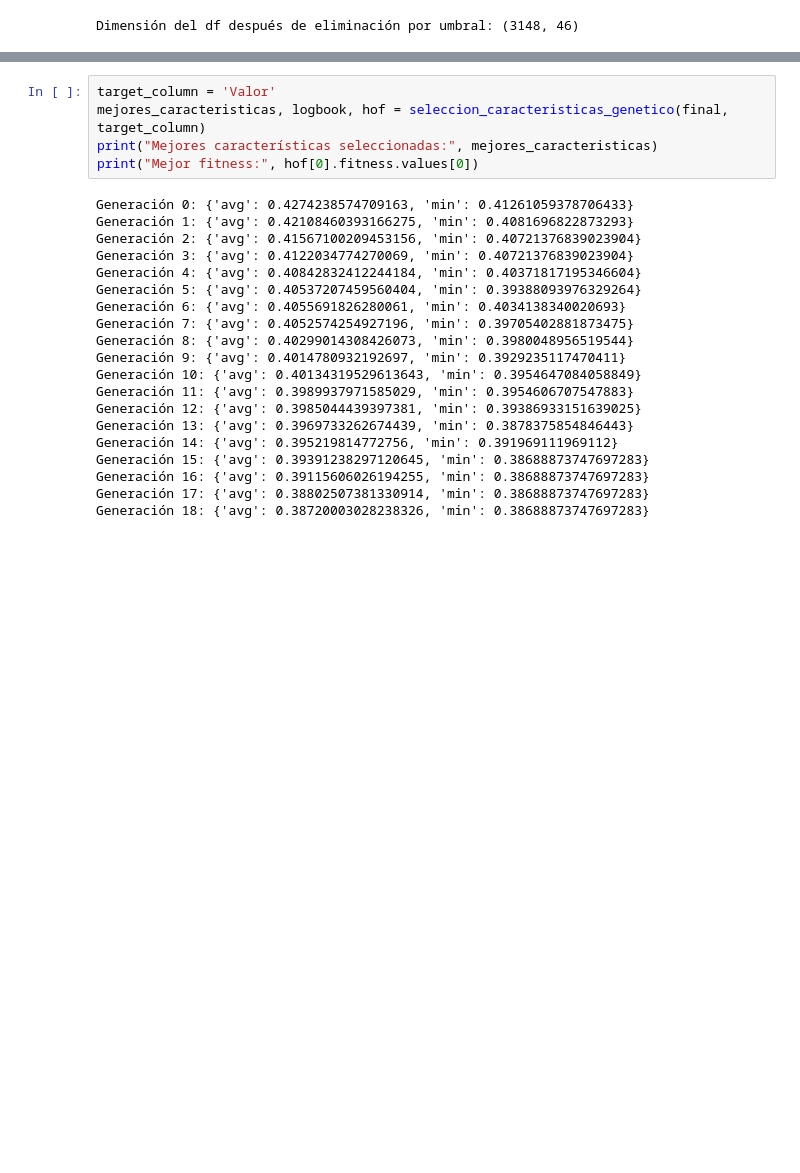
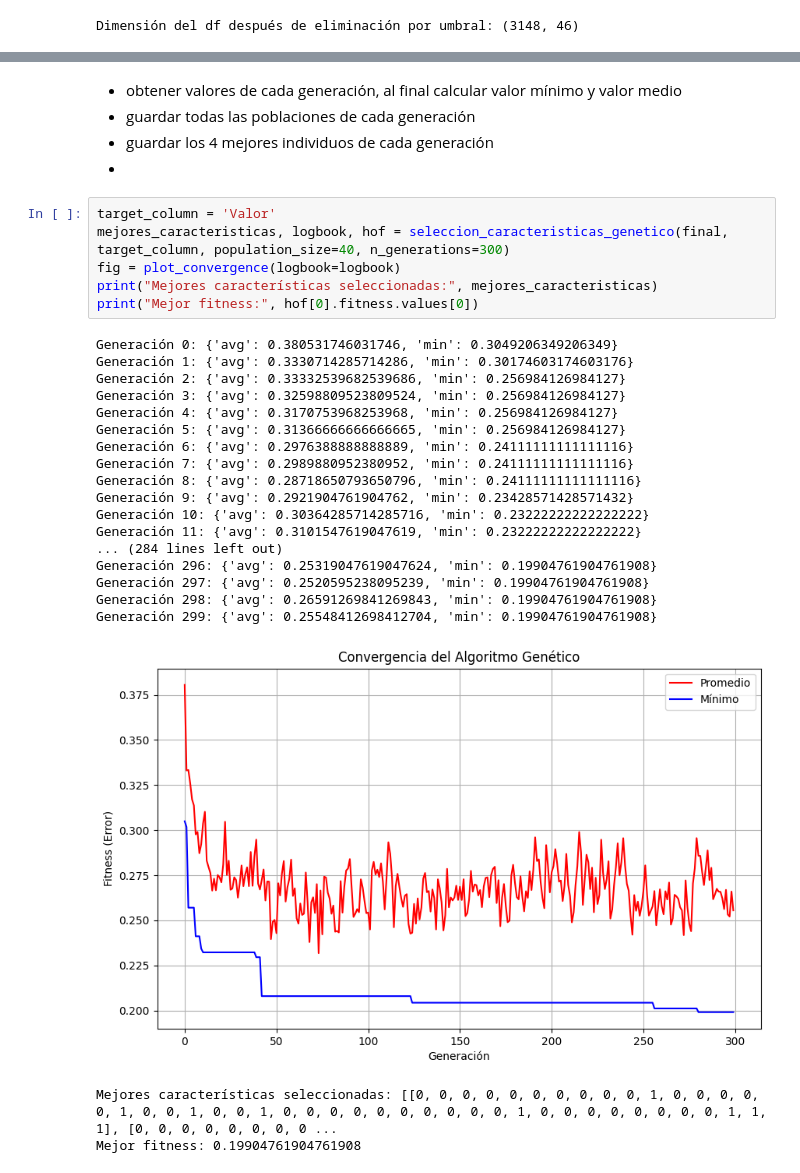
Before and after one commit to ManuelLabbe/modelo_susceptibilidad_remociones_en_masa_sur_de_Chile, a Jupyter notebook: feature_selection.ipynb, the cells around one changed output, grey strips where cells are left out. Saved outputs shown, nothing was run; the diff lists cells and outputs as text; blank space fills up the shorter version.

```diff
--- a/feature_selection.ipynb
+++ b/feature_selection.ipynb
@@ -48,25 +68,32 @@ Dimensión del df después de eliminación por umbral: (3148, 46)
+# %% [markdown]
+- obtener valores de cada generación, al final calcular valor mínimo y valor medio
+- guardar todas las poblaciones de cada generación
+- guardar los 4 mejores individuos de cada generación
+-
 # %%
 target_column = 'Valor'
-mejores_caracteristicas, logbook, hof = seleccion_caracteristicas_genetico(final, target_column)
+mejores_caracteristicas, logbook, hof = seleccion_caracteristicas_genetico(final, target_column, population_size=40, n_generations=300)
+fig = plot_convergence(logbook=logbook)
 print("Mejores características seleccionadas:", mejores_caracteristicas)
 print("Mejor fitness:", hof[0].fitness.values[0])
 # %% [output]
-Generación 0: {'avg': 0.4274238574709163, 'min': 0.41261059378706433}
-Generación 1: {'avg': 0.42108460393166275, 'min': 0.4081696822873293}
-Generación 2: {'avg': 0.41567100209453156, 'min': 0.40721376839023904}
-Generación 3: {'avg': 0.4122034774270069, 'min': 0.40721376839023904}
-Generación 4: {'avg': 0.40842832412244184, 'min': 0.40371817195346604}
-Generación 5: {'avg': 0.40537207459560404, 'min': 0.39388093976329264}
-Generación 6: {'avg': 0.4055691826280061, 'min': 0.4034138340020693}
-Generación 7: {'avg': 0.4052574254927196, 'min': 0.39705402881873475}
-Generación 8: {'avg': 0.40299014308426073, 'min': 0.3980048956519544}
-Generación 9: {'avg': 0.4014780932192697, 'min': 0.3929235117470411}
-Generación 10: {'avg': 0.40134319529613643, 'min': 0.3954647084058849}
-Generación 11: {'avg': 0.3989937971585029, 'min': 0.3954606707547883}
-Generación 12: {'avg': 0.3985044439397381, 'min': 0.39386933151639025}
-Generación 13: {'avg': 0.3969733262674439, 'min': 0.3878375854846443}
-Generación 14: {'avg': 0.395219814772756, 'min': 0.391969111969112}
-Generación 15: {'avg': 0.39391238297120645, 'min': 0.38688873747697283}
-Generación 16: {'avg': 0.39115606026194255, 'min': 0.38688873747697283}
-Generación 17: {'avg': 0.38802507381330914, 'min': 0.38688873747697283}
-Generación 18: {'avg': 0.38720003028238326, 'min': 0.38688873747697283}
+Generación 0: {'avg': 0.380531746031746, 'min': 0.3049206349206349}
+Generación 1: {'avg': 0.3330714285714286, 'min': 0.30174603174603176}
+Generación 2: {'avg': 0.33332539682539686, 'min': 0.256984126984127}
+Generación 3: {'avg': 0.32598809523809524, 'min': 0.256984126984127}
+Generación 4: {'avg': 0.3170753968253968, 'min': 0.256984126984127}
+Generación 5: {'avg': 0.31366666666666665, 'min': 0.256984126984127}
+Generación 6: {'avg': 0.2976388888888889, 'min': 0.24111111111111116}
+Generación 7: {'avg': 0.2989880952380952, 'min': 0.24111111111111116}
+Generación 8: {'avg': 0.28718650793650796, 'min': 0.24111111111111116}
+Generación 9: {'avg': 0.2921904761904762, 'min': 0.23428571428571432}
+Generación 10: {'avg': 0.30364285714285716, 'min': 0.23222222222222222}
+Generación 11: {'avg': 0.3101547619047619, 'min': 0.23222222222222222}
+... (284 lines left out)
+Generación 296: {'avg': 0.25319047619047624, 'min': 0.19904761904761908}
+Generación 297: {'avg': 0.2520595238095239, 'min': 0.19904761904761908}
+Generación 298: {'avg': 0.26591269841269843, 'min': 0.19904761904761908}
+Generación 299: {'avg': 0.25548412698412704, 'min': 0.19904761904761908}
+[figure, added]
+Mejores características seleccionadas: [[0, 0, 0, 0, 0, 0, 0, 0, 0, 0, 1, 0, 0, 0, 0, 0, 1, 0, 0, 1, 0, 0, 1, 0, 0, 0, 0, 0, 0, 0, 0, 0, 0, 1, 0, 0, 0, 0, 0, 0, 0, 0, 1, 1, 1], [0, 0, 0, 0, 0, 0, 0, 0 ...
+Mejor fitness: 0.19904761904761908
```
Also changed, not shown: parts of 6 cells of this notebook, 22 other files.
